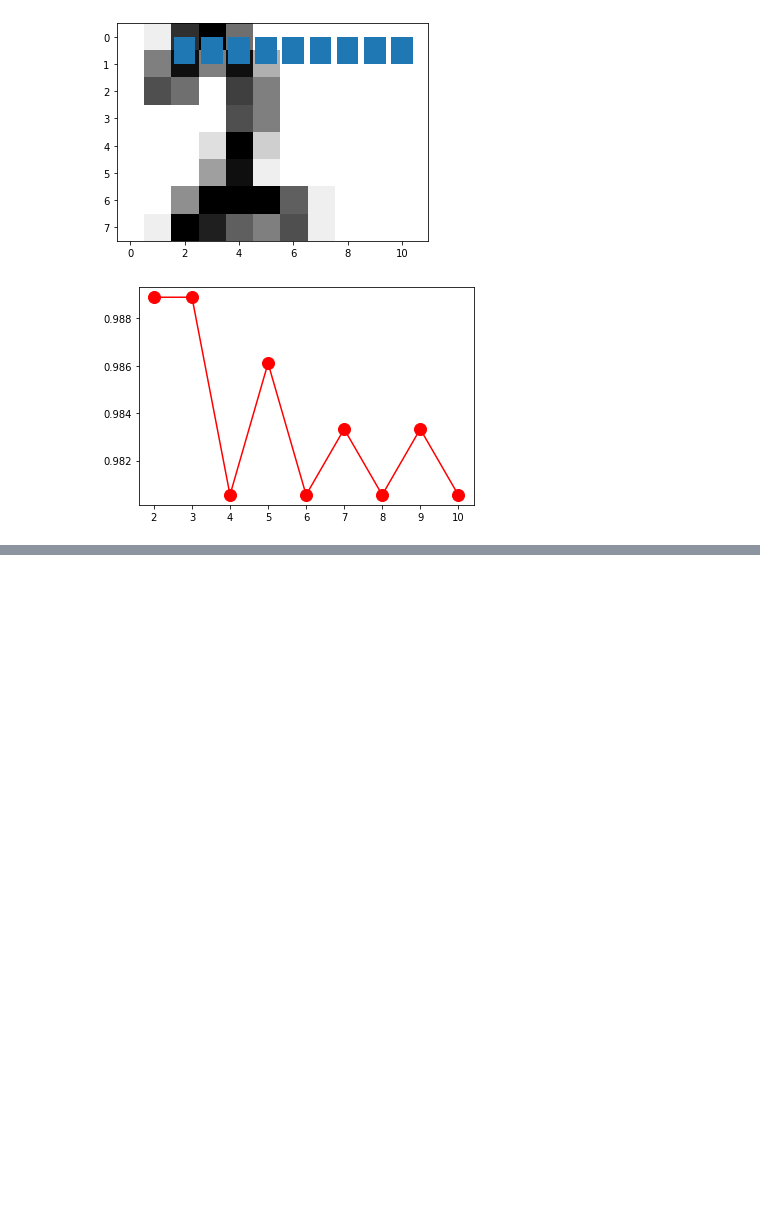
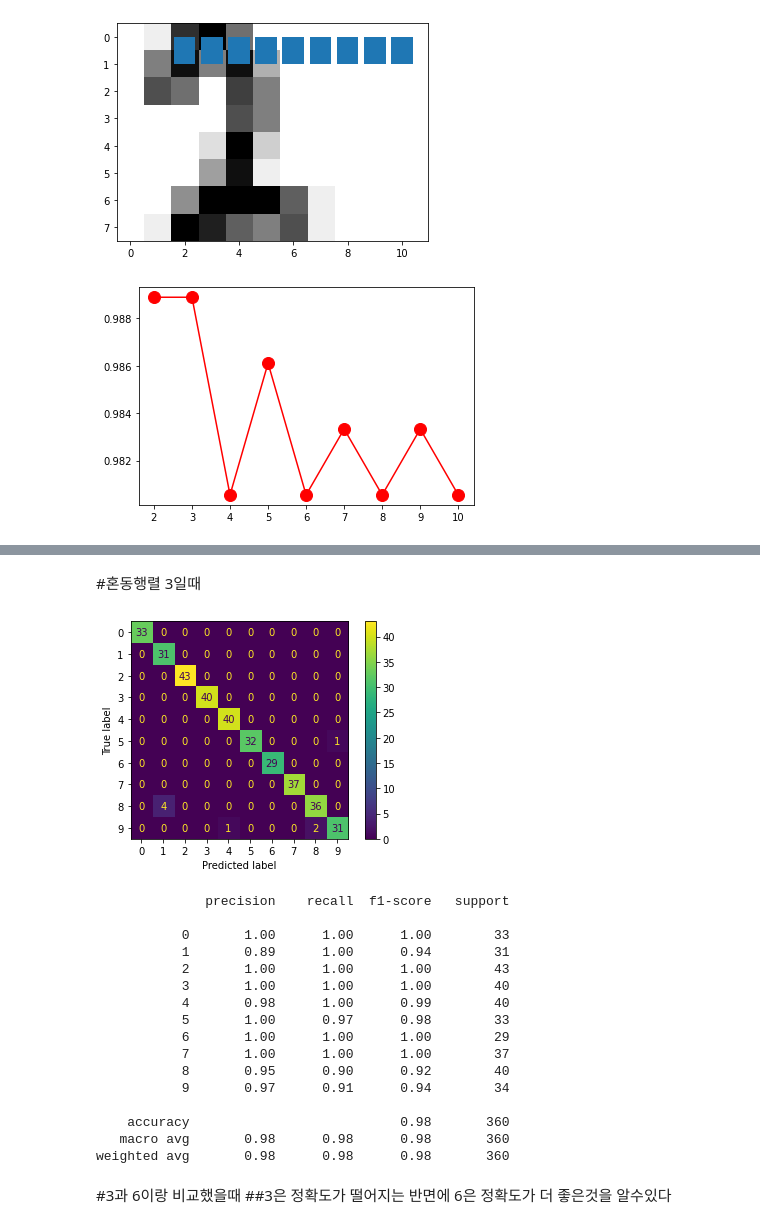
Before and after one commit to rlatndnd9804/pdm03, a Jupyter notebook: notebook/chap03_ml_intro.ipynb, the cells around one changed output, grey strips where cells are left out. Saved outputs shown, nothing was run; the diff lists cells and outputs as text; code cells hidden in the pictures; blank space fills up the shorter version.

```diff
--- a/notebook/chap03_ml_intro.ipynb
+++ b/notebook/chap03_ml_intro.ipynb
@@ -186,0 +187,50 @@ weighted avg       0.96      0.96      0.96       360
+# %% [markdown]
+#혼동행렬 3일때
+# %%
+import matplotlib.pyplot as plt
+
+from sklearn import datasets, metrics
+from sklearn.model_selection import train_test_split
+
+digits = datasets.load_digits()
+# str(digits)
+# digits.data.shape
+# digits.images.shape
+# digits.target.shape
+n_samples = len(digits.images)
+data = digits.images.reshape((n_samples, -1))
+
+from sklearn.neighbors import KNeighborsClassifier
+knn = KNeighborsClassifier(n_neighbors=3)
+
+X_train, X_test, y_train, y_test = train_test_split(
+    data, digits.target, test_size=0.2)
+
+knn.fit(X_train, y_train)
+y_pred = knn.predict(X_test)
+
+disp = metrics.plot_confusion_matrix(knn, X_test, y_test)
+plt.show()
+
+print(f"{metrics.classification_report(y_test, y_pred)}\n")
+# %% [output]
+[figure, added]
+              precision    recall  f1-score   support
+
+           0       1.00      1.00      1.00        33
+           1       0.89      1.00      0.94        31
+           2       1.00      1.00      1.00        43
+           3       1.00      1.00      1.00        40
+           4       0.98      1.00      0.99        40
+           5       1.00      0.97      0.98        33
+           6       1.00      1.00      1.00        29
+           7       1.00      1.00      1.00        37
+           8       0.95      0.90      0.92        40
+           9       0.97      0.91      0.94        34
+
+    accuracy                           0.98       360
+   macro avg       0.98      0.98      0.98       360
+weighted avg       0.98      0.98      0.98       360
+# %% [markdown]
+#3과 6이랑 비교했을때
+##3은 정확도가 떨어지는 반면에 6은 정확도가 더 좋은것을 알수있다
```
Also changed, not shown: parts of 2 cells of this notebook.
